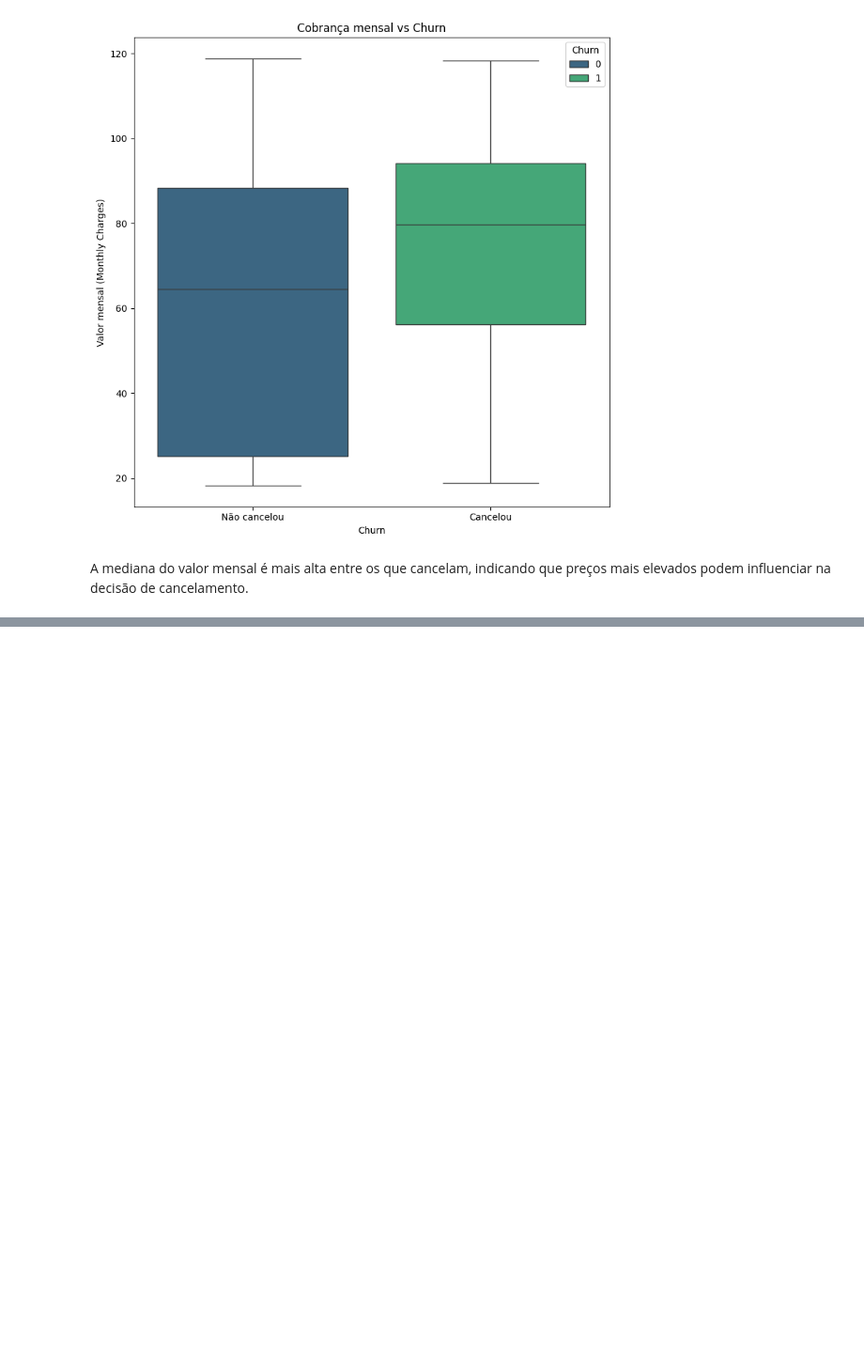
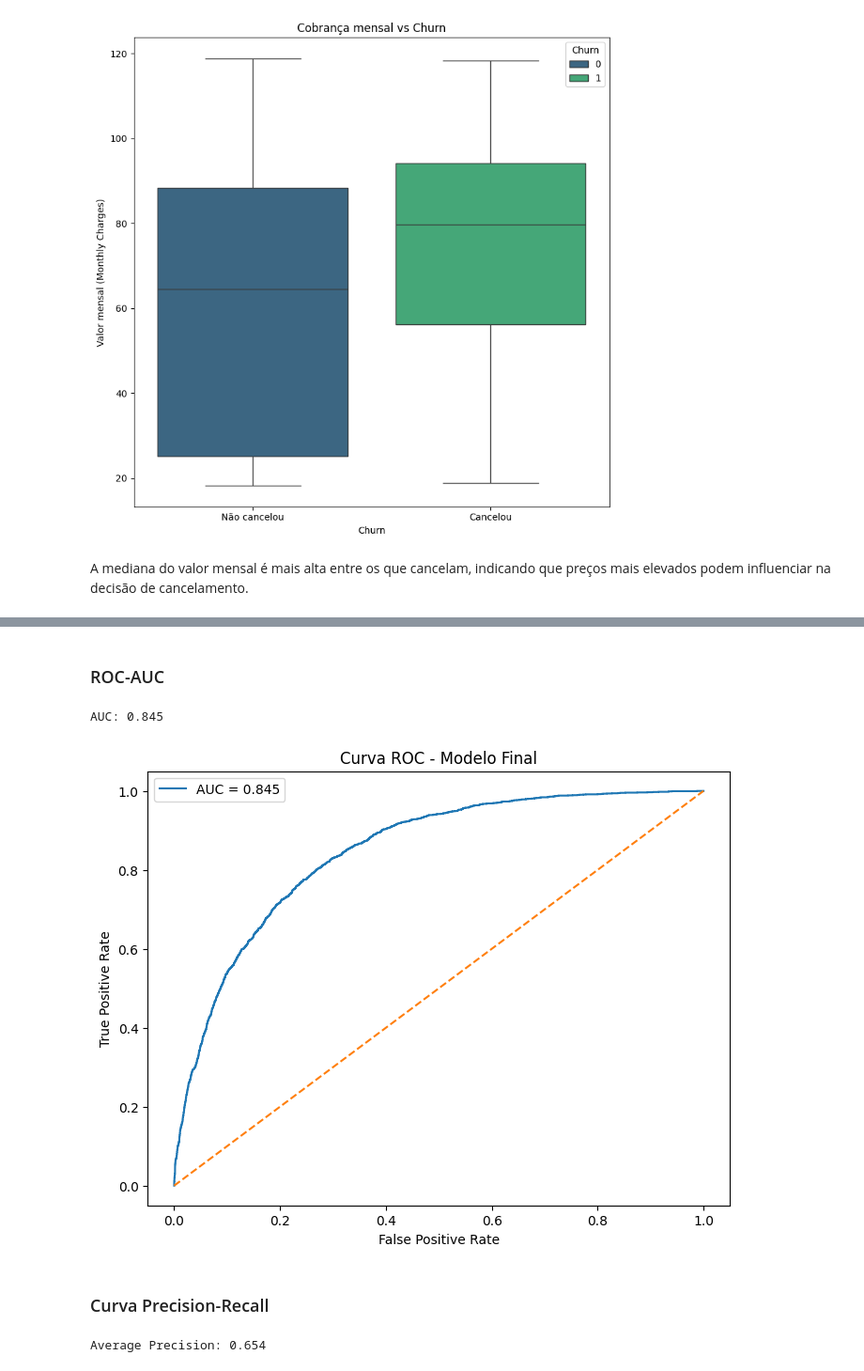
Before and after one commit to julianakcm1/churn-prediction, a Jupyter notebook: notebooks/churn_analysis.ipynb, the cells around one changed output, grey strips where cells are left out. Shown at 94% size. Saved outputs shown, nothing was run; the diff lists cells and outputs as text; code cells hidden in the pictures; blank space fills up the shorter version.

```diff
--- a/notebooks/churn_analysis.ipynb
+++ b/notebooks/churn_analysis.ipynb
@@ -160,0 +811,65 @@ A mediana do valor mensal é mais alta entre os que cancelam, indicando que pre
+# %% [markdown]
+### ROC-AUC
+# %%
+y_probability_cv = cross_val_predict(
+  best_model,
+  X,
+  y,
+  cv=kfold,
+  method="predict_proba"
+)[:,1]
+# %%
+fpr, tpr, roc_thresholds = roc_curve(
+  y,
+  y_probability_cv
+)
+
+auc = roc_auc_score(
+  y,
+  y_probability_cv
+)
+
+print(f"AUC: {auc:.3f}")
+# %% [output]
+AUC: 0.845
+# %%
+plt.figure(figsize=(8,6))
+
+plt.plot(
+  fpr,
+  tpr,
+  label=f'AUC = {auc:.3f}'
+)
+
+plt.plot(
+  [0,1],
+  [0,1],
+  linestyle='--'
+)
+
+plt.xlabel('False Positive Rate')
+plt.ylabel('True Positive Rate')
+
+plt.title('Curva ROC - Modelo Final')
+
+plt.legend()
+
+plt.show()
+# %% [output]
+[figure, added]
+# %% [markdown]
+### Curva Precision-Recall
+# %%
+precision, recall, pr_thresholds = precision_recall_curve(
+  y,
+  y_probability_cv
+)
+
+ap = average_precision_score(
+  y,
+  y_probability_cv
+)
+
+print(f"Average Precision: {ap:.3f}")
+# %% [output]
+Average Precision: 0.654
```
Also changed, not shown: parts of 105 cells of this notebook, 1 other file.
